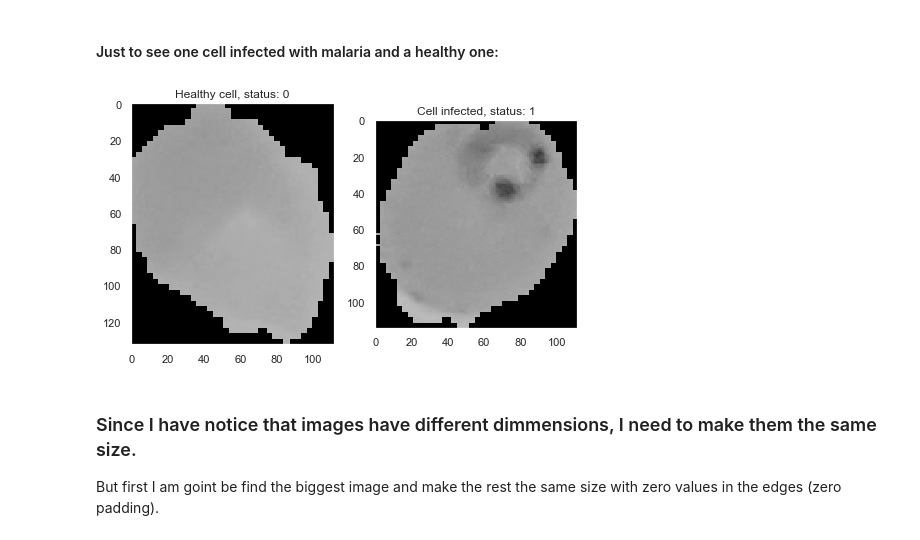
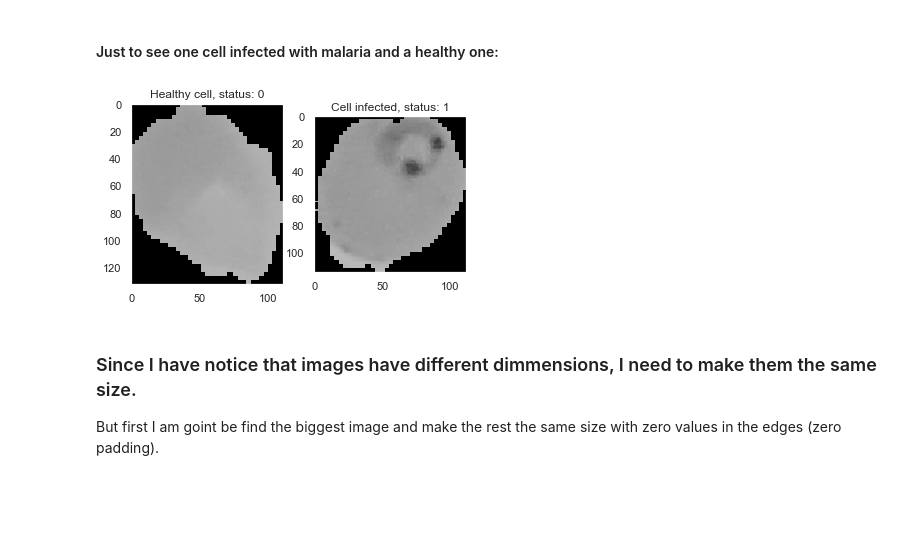
Before and after one commit to hugounavez/malariaImagesDetectionClassifier, a Jupyter notebook: Malaria Classification Problem.ipynb, the cells around one changed output. Saved outputs shown, nothing was run; the diff lists cells and outputs as text; code cells hidden in the pictures; blank space fills up the shorter version.

```diff
--- a/Malaria Classification Problem.ipynb
+++ b/Malaria Classification Problem.ipynb
@@ -75,19 +75,19 @@ df.head(2)
 # %%
 sampleImageInfected = df["data"][0]
 sampleImageHealthy = df["data"][len(df["data"]) - 1]
-plt.figure(figsize=(8,8))
+plt.figure(figsize=(6,4))
 plt.subplot(1, 2, 1)
 plt.imshow(sampleImageHealthy, cmap=plt.get_cmap('gray'), vmin=0, vmax=255)
 plt.title("Healthy cell, status: " + str(df["status"][len(df["data"]) -1]))
 plt.grid(False)
 plt.subplot(1, 2, 2)
 plt.imshow(sampleImageInfected, cmap=plt.get_cmap('gray'), vmin=0, vmax=255)
 plt.title("Cell infected, status: " + str(df["status"][0]))
 plt.grid(False)
 plt.savefig('images/healthy_vs_infected.png')
 plt.show()
 # %% [output]
-[figure, old version]
+[figure, new version]
 # %% [markdown]
 ### Since I have notice that images have different dimmensions, I need to make them the same size.
 But first I am goint be find the biggest image and make the rest the same size with zero values in the edges (zero padding).
```
Also changed, not shown: 1 other file.
